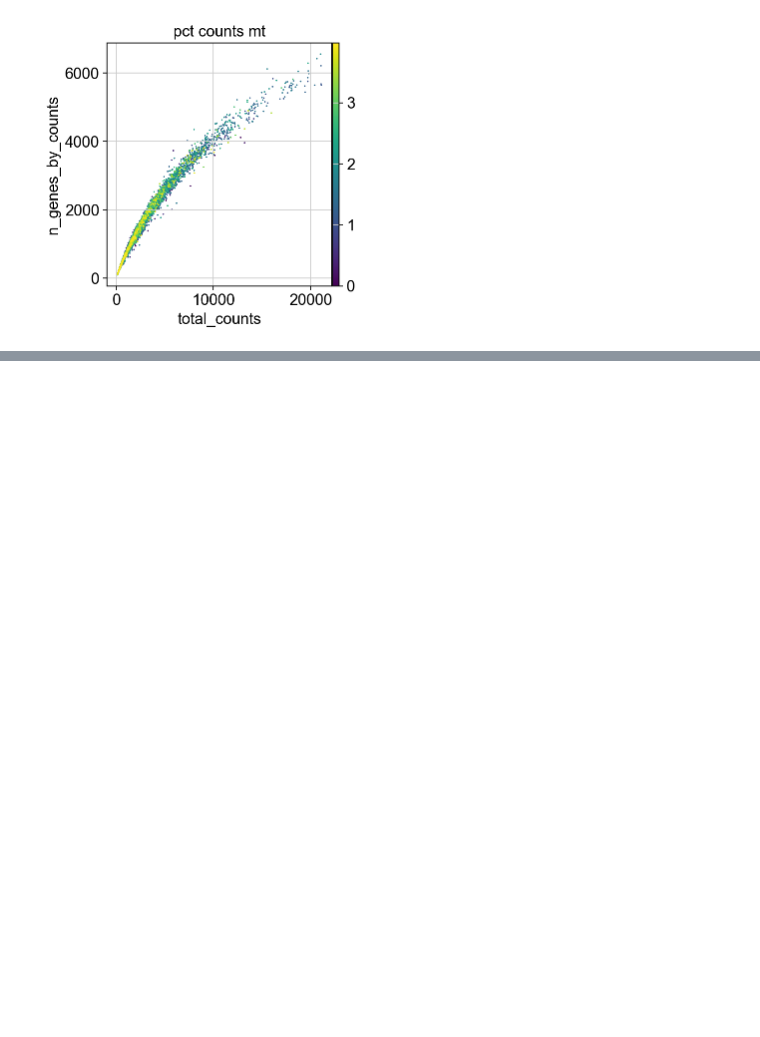
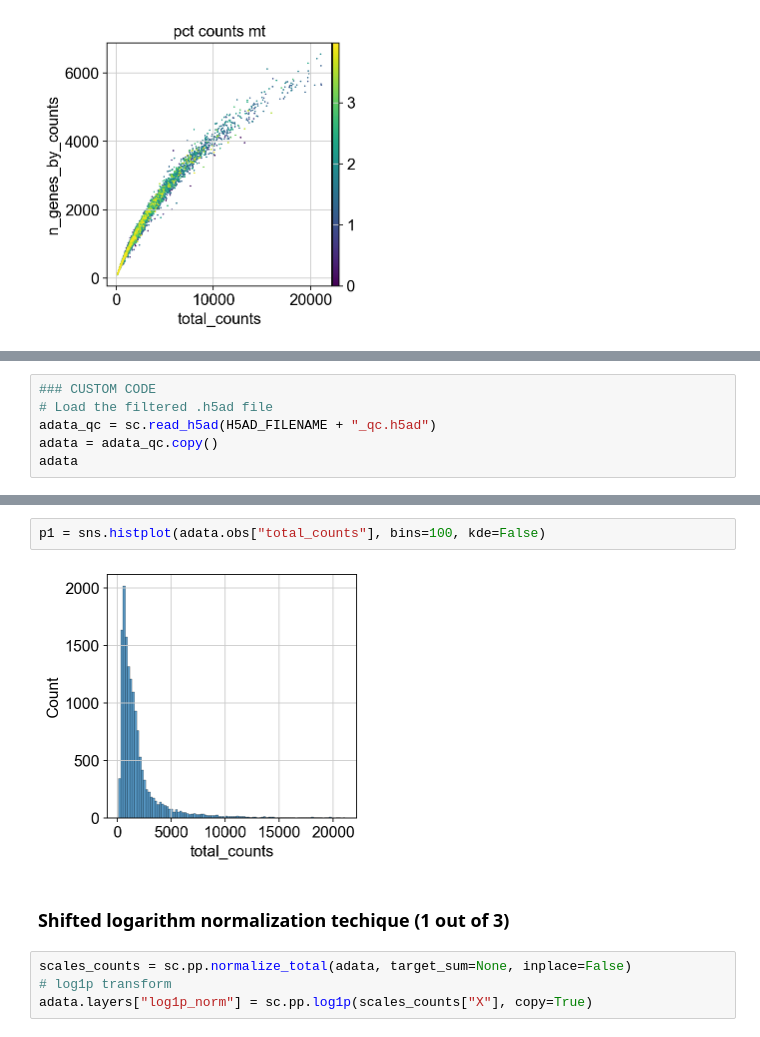
Before and after one commit to Eliaco/local-open-single-cell-analysis, a Jupyter notebook: pipelines/sc_best_practices_preprocessing.ipynb, the cells around one changed output, grey strips where cells are left out. Drawn from its saved outputs; the diff is of its cells as text; blank space fills up the shorter version.

Commit message:
feat: Add Normalization, Feature Selection, and Dimensionality Reduction section to the preprocessing pipeline

```diff
--- a/pipelines/sc_best_practices_preprocessing.ipynb
+++ b/pipelines/sc_best_practices_preprocessing.ipynb
@@ -114,0 +140,6 @@ p1 = sc.pl.scatter(adata, "total_counts", "n_genes_by_counts", color="pct_counts
+# %%
+### CUSTOM CODE
+# Load the filtered .h5ad file
+adata_qc = sc.read_h5ad(H5AD_FILENAME + "_qc.h5ad")
+adata = adata_qc.copy()
+adata
@@ -114,0 +151,10 @@ p1 = sc.pl.scatter(adata, "total_counts", "n_genes_by_counts", color="pct_counts
+# %%
+p1 = sns.histplot(adata.obs["total_counts"], bins=100, kde=False)
+# %% [output]
+[figure, added]
+# %% [markdown]
+### Shifted logarithm normalization techique (1 out of 3)
+# %%
+scales_counts = sc.pp.normalize_total(adata, target_sum=None, inplace=False)
+# log1p transform
+adata.layers["log1p_norm"] = sc.pp.log1p(scales_counts["X"], copy=True)
```
Also changed, not shown: parts of 30 cells of this notebook.
